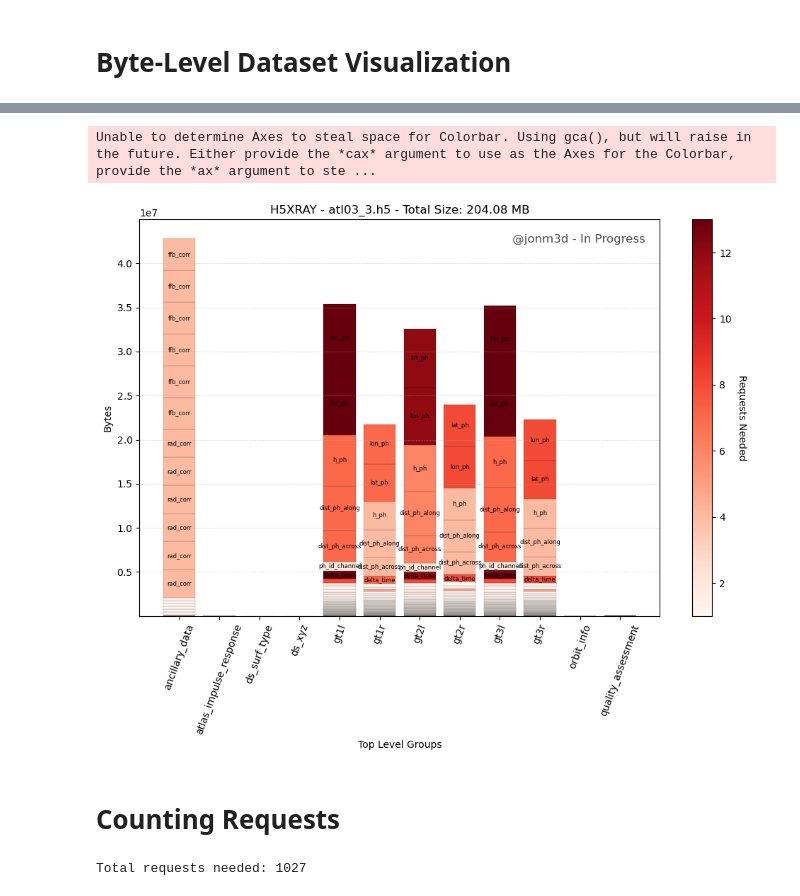
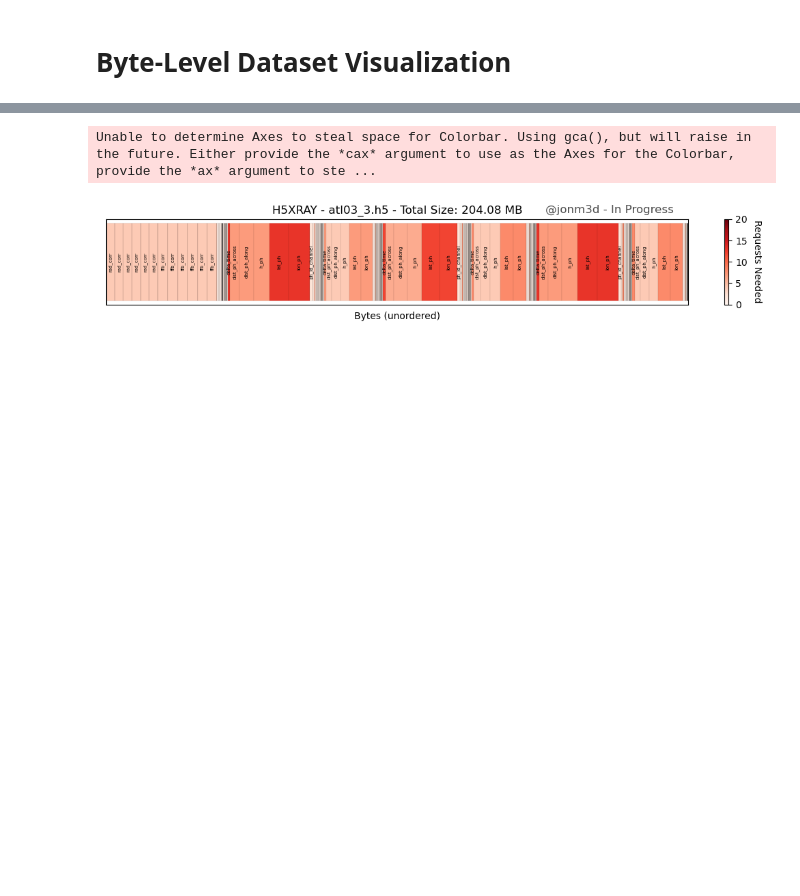
Before and after one commit to jonm3D/h5xray, a Jupyter notebook: h5xray_dev.ipynb, the cells around one changed output, grey strips where cells are left out. Drawn from its saved outputs; the diff is of its cells as text; code cells hidden in the pictures; blank space fills up the shorter version.

Commit message:
combine stacked plots

```diff
--- a/h5xray_dev.ipynb
+++ b/h5xray_dev.ipynb
@@ -475,48 +458,11 @@ def plot_dataframe(df, annotate=True, font_size=10, byte_threshold=0, title="",
         plt.show()
 # %%
 plot_dataframe(df,
-               annotate=True, font_size=6,
+               annotate=True, font_size=5,
                byte_threshold=1024**2/2, # minimum bytes required to get annotated
                title=input_file.split('/')[-1],
-               orientation='horizontal', figsize=(10,8),
+               orientation='vertical', figsize=(11,2),
                output_file=f"{input_file_base}_bytes.png")
 # %% [output]
 Unable to determine Axes to steal space for Colorbar. Using gca(), but will raise in the future. Either provide the *cax* argument to use as the Axes for the Colorbar, provide the *ax* argument to ste ...
-[figure, old version]
+[figure, new version]
-# %% [markdown]
-# Counting Requests
-# %%
-import h5py
-
-def calculate_requests(file_path, request_size_bytes):
-    h5_file = h5py.File(file_path, 'r')
-
-    total_requests = 0
-
-    def recursive_count_requests(group):
-        nonlocal total_requests
-        for name, item in group.items():
-            if isinstance(item, h5py.Group):
-                recursive_count_requests(item)
-            elif isinstance(item, h5py.Dataset):
-                # Calculate the size of the dataset in bytes
-                dataset_size_bytes = item.size * item.dtype.itemsize
-
-                # Calculate the number of requests required to read the dataset
-                requests_needed = (dataset_size_bytes + request_size_bytes - 1) // request_size_bytes
-
-                total_requests += requests_needed
-
-    # Start the recursion from the root group
-    recursive_count_requests(h5_file)
-
-    h5_file.close()
-
-    return total_requests
-
-file_path = 'data/atl03_1.h5'
-request_size_bytes = 1024 * 1024  # For example, 1 MB per request
-total_requests = calculate_requests(file_path, request_size_bytes)
-print(f"Total requests needed: {total_requests}")
-# %% [output]
-Total requests needed: 1027
```
Also changed, not shown: parts of 2 cells of this notebook, 1 other file.
